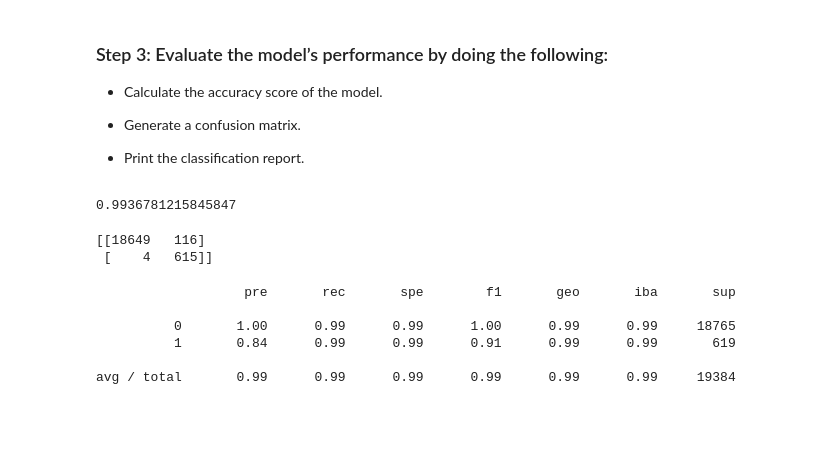
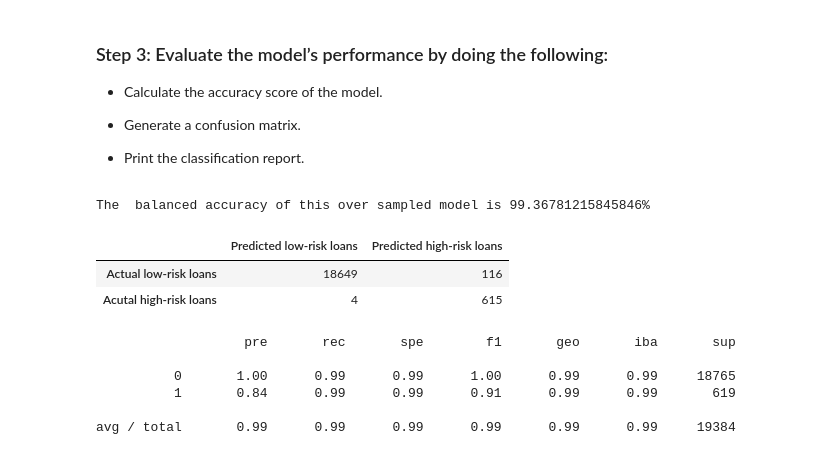
Before and after one commit to Tmccoy22/credit_risk_predictions, a Jupyter notebook: credit_risk_resampling1.ipynb, the cells around one changed output. Drawn from its saved outputs; the diff is of its cells as text; code cells hidden in the pictures; blank space fills up the shorter version.

```diff
--- a/credit_risk_resampling1.ipynb
+++ b/credit_risk_resampling1.ipynb
@@ -270,15 +301,23 @@ y_resamp_pred = lr_model_resamp.predict(X_test)
 * Print the classification report.
 # %%
 # Print the balanced_accuracy score of the model
-print(balanced_accuracy_score(y_test, y_resamp_pred))
+print(f'The  balanced accuracy of this over sampled model is {balanced_accuracy_score(y_test, y_resamp_pred)*100}%')
 # %% [output]
-0.9936781215845847
+The  balanced accuracy of this over sampled model is 99.36781215845846%
 # %%
 # Generate a confusion matrix for the model
-print(confusion_matrix(y_test, y_resamp_pred))
+
+
+cm_os= confusion_matrix(y_test, y_resamp_pred)
+
+cm_os_df = pd.DataFrame(cm_os, index = ["Actual low-risk loans","Acutal high-risk loans"],
+                       columns=["Predicted low-risk loans","Predicted high-risk loans"])
+
+cm_os_df
 # %% [output]
-[[18649   116]
- [    4   615]]
+|  | Predicted low-risk loans | Predicted high-risk loans |
+| Actual low-risk loans | 18649 | 116 |
+| Acutal high-risk loans | 4 | 615 |
 # %%
 # Print the classification report for the model
 print(classification_report_imbalanced(y_test,y_resamp_pred))
```
Also changed, not shown: parts of 8 cells of this notebook.
